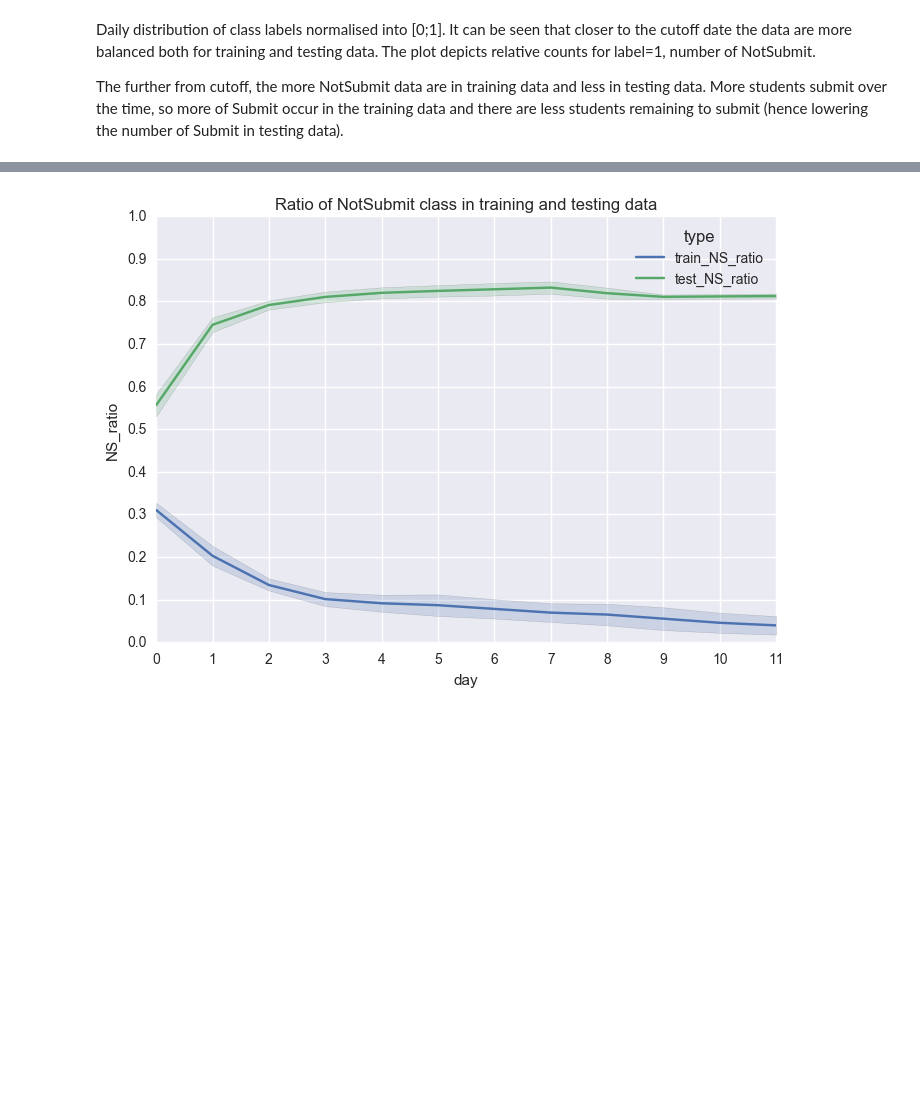
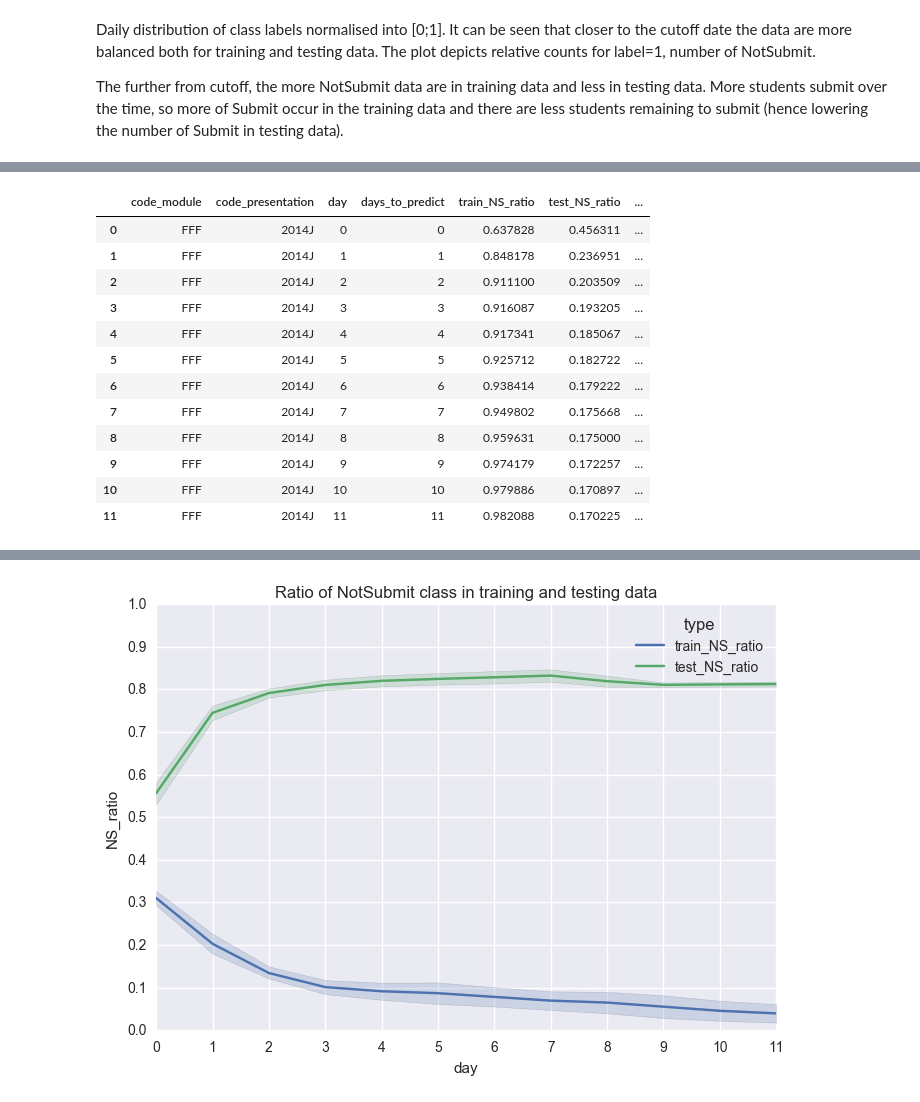
Before and after one commit to hlostam/ouroboros_paper, a Jupyter notebook: notebooks/ouroboros_experiments.ipynb, the cells around one changed output, grey strips where cells are left out. Saved outputs shown, nothing was run; the diff lists cells and outputs as text; code cells hidden in the pictures; blank space fills up the shorter version.

```diff
--- a/notebooks/ouroboros_experiments.ipynb
+++ b/notebooks/ouroboros_experiments.ipynb
@@ -134,0 +166,16 @@ The further from cutoff, the more NotSubmit data are in training data and less i
+# %%
+expClassNumbers.get_class_counts_df()
+# %% [output]
+|  | code_module | code_presentation | day | days_to_predict | train_NS_ratio | test_NS_ratio | ... |
+| 0 | FFF | 2014J | 0 | 0 | 0.637828 | 0.456311 | ... |
+| 1 | FFF | 2014J | 1 | 1 | 0.848178 | 0.236951 | ... |
+| 2 | FFF | 2014J | 2 | 2 | 0.911100 | 0.203509 | ... |
+| 3 | FFF | 2014J | 3 | 3 | 0.916087 | 0.193205 | ... |
+| 4 | FFF | 2014J | 4 | 4 | 0.917341 | 0.185067 | ... |
+| 5 | FFF | 2014J | 5 | 5 | 0.925712 | 0.182722 | ... |
+| 6 | FFF | 2014J | 6 | 6 | 0.938414 | 0.179222 | ... |
+| 7 | FFF | 2014J | 7 | 7 | 0.949802 | 0.175668 | ... |
+| 8 | FFF | 2014J | 8 | 8 | 0.959631 | 0.175000 | ... |
+| 9 | FFF | 2014J | 9 | 9 | 0.974179 | 0.172257 | ... |
+| 10 | FFF | 2014J | 10 | 10 | 0.979886 | 0.170897 | ... |
+| 11 | FFF | 2014J | 11 | 11 | 0.982088 | 0.170225 | ... |
```
Also changed, not shown: parts of 5 cells of this notebook, 7 other files.
